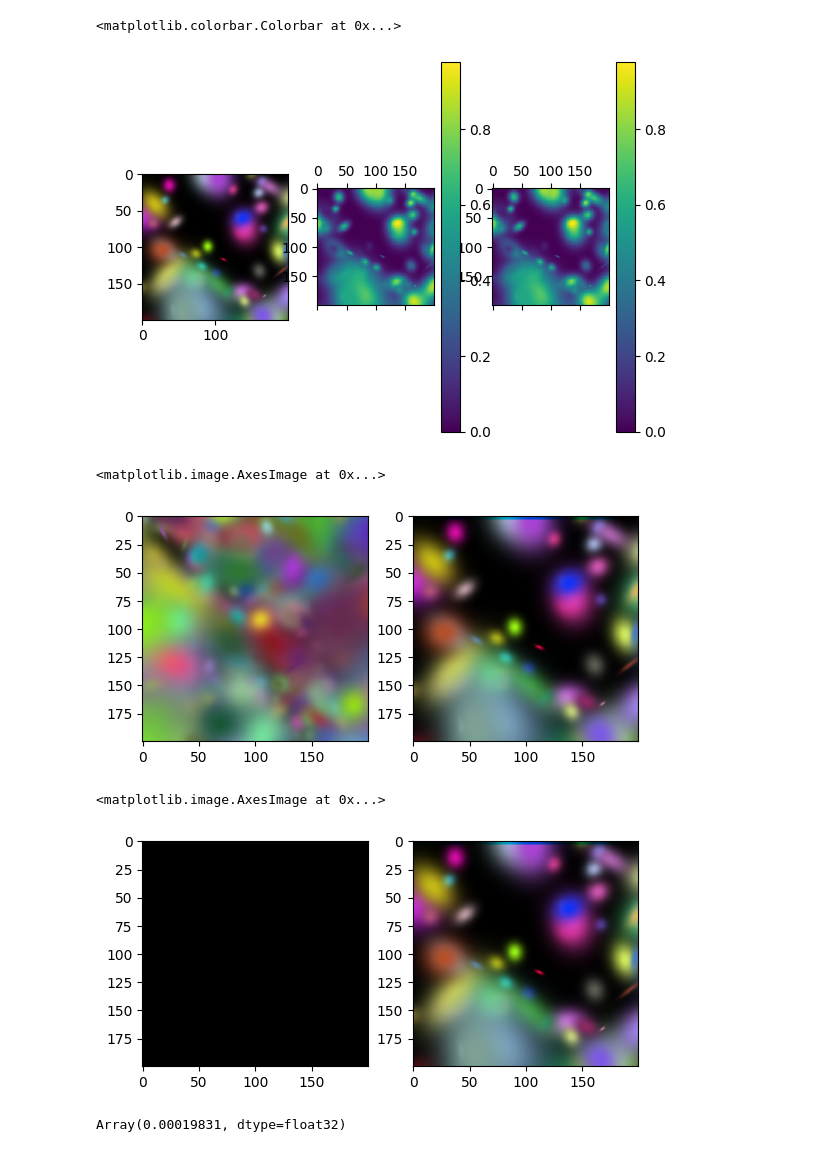
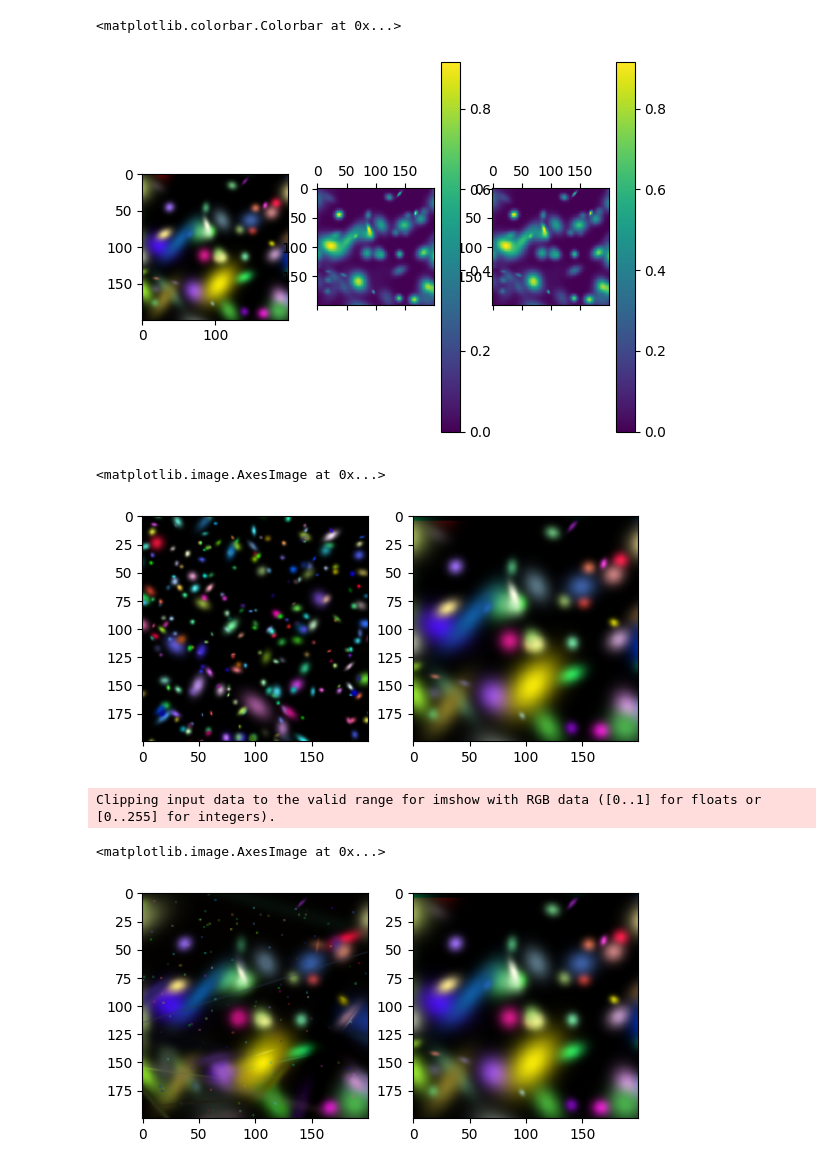
Before and after one commit to nishadgothoskar/diff-gaussian-rasterization, a Jupyter notebook: optimization.ipynb, the cells around one changed output. Cells and saved outputs as stored; diff of their text form; code cells hidden in the pictures.

```diff
--- a/optimization.ipynb
+++ b/optimization.ipynb
@@ -6,15 +6,25 @@ from diff_gaussian_rasterization import rasterize, rasterize_jit
 import matplotlib.pyplot as plt
 # %%
 key = jax.random.PRNGKey(3)
+
+def render_with_param_transform( means3D, colors_precomp, opacity, scales, rotations,
+           image_width, image_height, fx,fy, cx,cy,near,far):
+    color = rasterize(
+        means3D, colors_precomp, opacity, scales, rotations,
+        image_width, image_height, fx,fy, cx,cy,near,far
+    )
+    return color
+
+
 def loss( means3D, colors_precomp, opacity, scales, rotations,
     image_width, image_height, fx,fy, cx,cy,near,far, color_gt):
-    color = rasterize(
+    color = render_with_param_transform(
         means3D, colors_precomp, opacity, scales, rotations,
         image_width, image_height, fx,fy, cx,cy,near,far
     )
     return jnp.sum(0.5 * (color[:3] - color_gt[:3])**2)
 
-loss_grad = jax.jit(jax.grad(loss, argnums=(0,1,2,3,4,)), static_argnums=(5,6,7,8,9,10,11,12,))
+loss_grad = jax.jit(jax.value_and_grad(loss, argnums=(0,1,2,3,4,)), static_argnums=(5,6,7,8,9,10,11,12,))
 # %%
 image_width, image_height, fx, fy, cx, cy, near, far = 200, 200, 300.0, 300.0, 100.0, 100.0, 0.01, 2.5
 
@@ -24,11 +34,11 @@ means3D = jax.random.uniform(key, shape=(N, 3), minval=-0.5, maxval=0.5) + jnp.a
 N = means3D.shape[0]
 key = jax.random.split(key, 1)[0]
 colors_precomp = jax.random.uniform(key, shape=(N,3), minval=0.0, maxval=1.0)
-opacity = jnp.ones(shape=(N,1))
-scales =jnp.ones((N,3)) * 4.5400e-02
+opacity = jnp.ones(shape=(N,1)) * 1.0
+scales =jnp.ones((N,3)) * 4e-2
 rotations = jax.random.uniform(key, shape=(N,4), minval=-1.0, maxval=1.0)
 
-color_gt = rasterize_jit(
+color_gt = render_with_param_transform(
     means3D, colors_precomp, opacity, scales, rotations,
     image_width, image_height, fx,fy, cx,cy,near,far
 )
@@ -42,59 +52,73 @@ fig.colorbar(im, ax=ax3)
 # fig.colorbar(im, cax=ax3, orientation='vertical')
 # %% [output]
 <matplotlib.colorbar.Colorbar at 0x...>
-[figure, old version]
+[figure, new version]
 # %%
 N = 500
 key = jax.random.split(key, 1)[0]
 means3D = jax.random.uniform(key, shape=(N, 3), minval=-0.5, maxval=0.5) + jnp.array([0.0, 0.0, 1.0])
 N = means3D.shape[0]
 key = jax.random.split(key, 1)[0]
 colors_precomp = jax.random.uniform(key, shape=(N,3), minval=0.0, maxval=1.0)
-opacity = jnp.ones(shape=(N,1))
-scales =jnp.ones((N,3)) * 4.5400e-02
+opacity = jnp.ones(shape=(N,1)) * 1.0
+scales =jnp.ones((N,3)) * 1e-2
 rotations = jax.random.uniform(key, shape=(N,4), minval=-1.0, maxval=1.0)
 
-color = rasterize_jit(
+color = render_with_param_transform(
     means3D, colors_precomp, opacity, scales, rotations,
     image_width, image_height, fx,fy, cx,cy,near,far
 )
 
 fix, (ax1, ax2) = plt.subplots(1, 2)
 ax1.imshow(jnp.transpose(color[:3], (1,2,0)))
 ax2.imshow(jnp.transpose(color_gt[:3], (1,2,0)))
 # %% [output]
 <matplotlib.image.AxesImage at 0x...>
-[figure, old version]
+[figure, new version]
 # %%
-for _ in range(100):
-    (
-        dL_dmeans3D,
-        dL_dcolors,
-        dL_dopacity,
-        dL_dscales,
-        dL_drotations,
-    ) = loss_grad(
+import optax
+
+# params = (means3D, colors_precomp, opacity, scales, rotations)
+# param_labels = ("means3D", "colors_precomp", "opacity", "scales", "rotations")
+# tx = optax.multi_transform(
+#     {
+#         'means3D': optax.sgd(0.00001),
+#         'colors_precomp': optax.sgd(0.0004),
+#         'opacity': optax.sgd(0.0),
+#         'scales': optax.sgd(0.0001),
+#         'rotations': optax.sgd(0.00001),
+#     },
+#     param_labels
+# )
+# state = tx.init(params)
+
+from tqdm import tqdm
+
+for _ in tqdm(range(1000)):
+    loss,(dL_dmeans3D, dL_dcolors, dL_dopacity, dL_dscales, dL_drotations) = loss_grad(
         means3D, colors_precomp, opacity, scales, rotations,
         image_width, image_height, fx,fy, cx,cy,near,far, color_gt
     )
 
+    # updates, new_state = tx.update(gradients, state, params)
+    # params = optax.apply_updates(params, updates)
+    # means3D, colors_precomp, opacity, scales, rotations = [a+b for a,b in zip(params, gradients)]
+    params = (means3D, colors_precomp, opacity, scales, rotations)
     color = rasterize_jit(
         means3D, colors_precomp, opacity, scales, rotations,
         image_width, image_height, fx,fy, cx,cy,near,far
     )
 
-    colors_precomp = colors_precomp - dL_dcolors[:,:3]  * 0.0004
     means3D = means3D - dL_dmeans3D  * 0.00001
-    scales = scales - dL_dscales  * 0.00001
-    rotations = rotations - dL_drotations  * 0.00001
-    # opacity = opacity - dL_dopacity  * 0.000001
+    colors_precomp = colors_precomp - dL_dcolors[:,:3]  * 0.0001
+    scales = scales - dL_dscales  * 0.001
+    rotations = rotations - dL_drotations  * 0.0001
+    opacity = opacity - dL_dopacity  * 0.00001
+
 fix, (ax1, ax2) = plt.subplots(1, 2)
 ax1.imshow(jnp.transpose(color[:3], (1,2,0)))
 ax2.imshow(jnp.transpose(color_gt[:3], (1,2,0)))
 # %% [output]
-<matplotlib.image.AxesImage at 0x...>
+Clipping input data to the valid range for imshow with RGB data ([0..1] for floats or [0..255] for integers).
+<matplotlib.image.AxesImage at 0x...>
-[figure, old version]
+[figure, new version]
-# %%
-opacity.sum()
-# %% [output]
-Array(0.00019831, dtype=float32)
```
Also changed, not shown: parts of 4 cells of this notebook.
